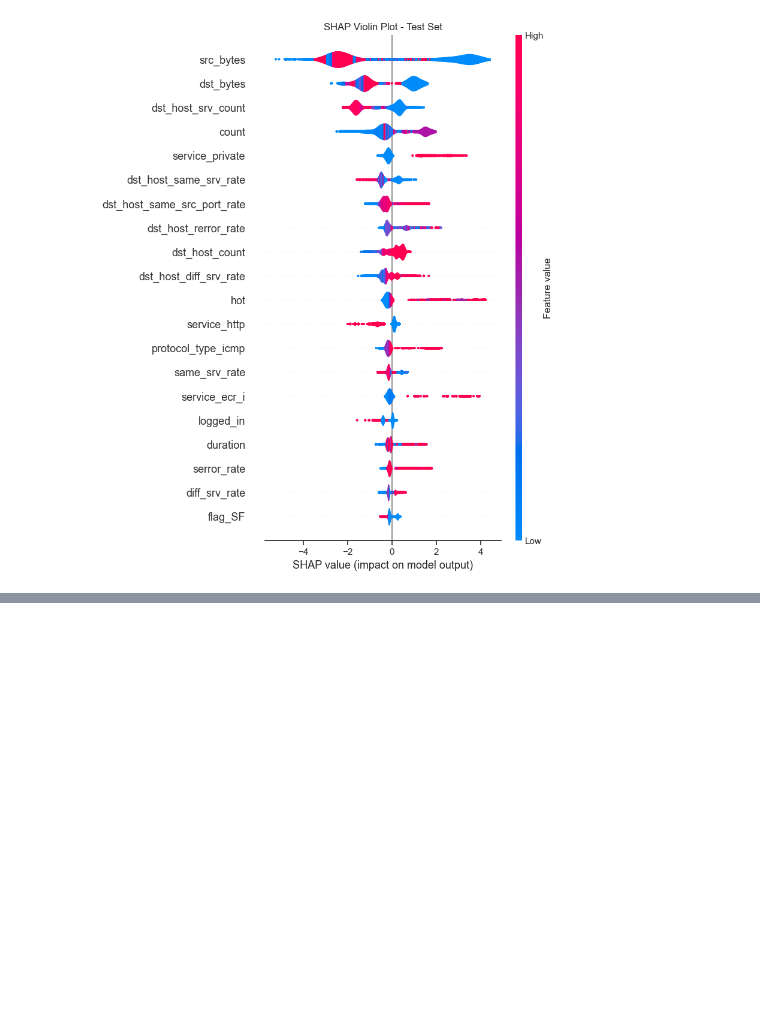
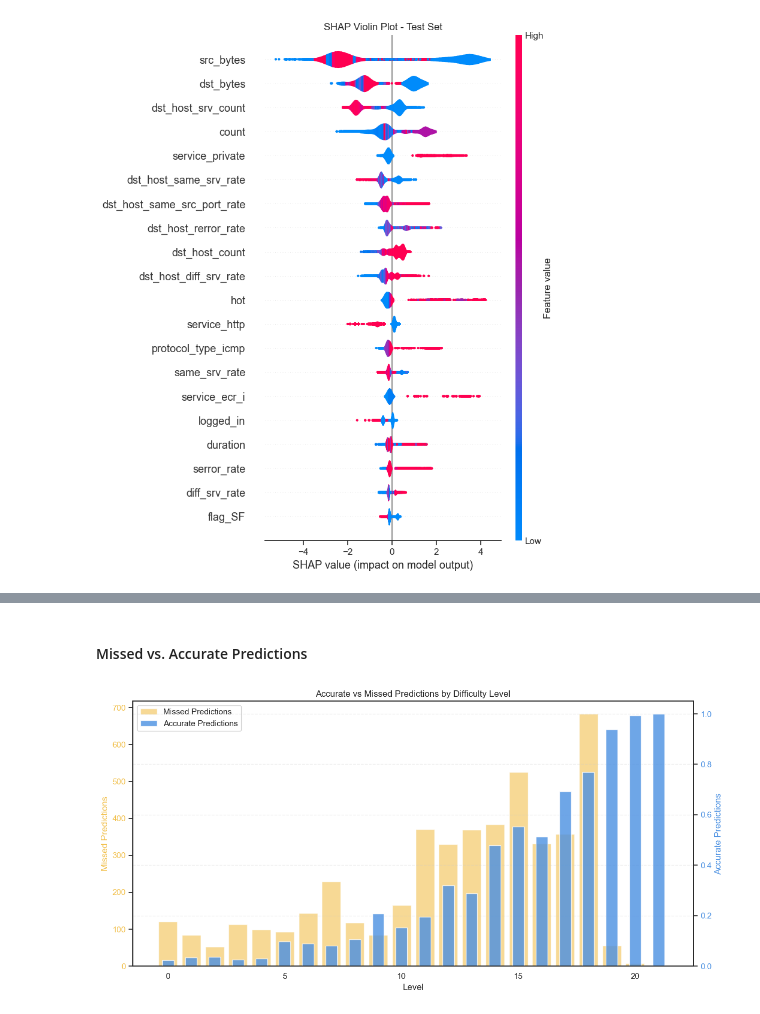
Before and after one commit to INFO-523-SU25/final-project-garcia-kyle, a Jupyter notebook: work.ipynb, the cells around one changed output, grey strips where cells are left out. Saved outputs shown, nothing was run; the diff lists cells and outputs as text; code cells hidden in the pictures; blank space fills up the shorter version.

Commit message:
Cleaning up and adding a plot

```diff
--- a/work.ipynb
+++ b/work.ipynb
@@ -636,0 +603,74 @@ dtype: float64
+# %% [markdown]
+#### Missed vs. Accurate Predictions
+# %%
+
+df_test_EDA = df_test_EDA.copy()
+df_test_EDA["difficulty_level"] = df_test.loc[df_test_EDA.index, "level"]
+
+# Create test dataframe
+df_test = pd.DataFrame({
+    "y_true": y_test,
+    "y_pred": y_pred,
+    "level": df_test_EDA["difficulty_level"].values
+})
+
+# Add correctness
+df_test["correct"] = df_test["y_true"] == df_test["y_pred"]
+
+# Group by level
+level_stats = (
+    df_test
+    .groupby("level")
+    .agg(
+        accuracy = ("correct", "mean"),
+        total = ("correct", "count"),
+        missed = ("correct", lambda x: (~x).sum())
+    )
+    .reset_index()
+)
+
+# Plotting
+fig, ax1 = plt.subplots(figsize = (12, 6))
+
+# Plot missed predictions (left y-axis)
+bars1 = ax1.bar(
+    level_stats["level"],
+    level_stats["missed"],
+    color = "#f2c14e",          # goldenrod
+    alpha = 0.6,
+    label = "Missed Predictions",
+    width = 0.8
+)
+ax1.set_ylabel("Missed Predictions", color = "#f2c14e")
+ax1.tick_params(axis = "y", labelcolor = "#f2c14e")
+
+# Accuracy (right y-axis)
+ax2 = ax1.twinx()
+bars2 = ax2.bar(
+    level_stats["level"],
+    level_stats["accuracy"],
+    color = "#4a90e2",          # light blue
+    alpha = 0.8,
+    label = "Accurate Predictions",
+    width = 0.5
+)
+ax2.set_ylabel("Accurate Predictions", color = "#4a90e2")
+ax2.tick_params(axis = "y", labelcolor = "#4a90e2")
+ax2.set_ylim(0, 1.05)
+
+# Grid for right axis
+ax2.yaxis.grid(True, linestyle = "--", alpha = 0.3)
+
+# Title and x-axis
+ax1.set_xlabel("Level")
+plt.title("Accurate vs Missed Predictions by Difficulty Level")
+
+# Collect legends from both axes
+handles1, labels1 = ax1.get_legend_handles_labels()
+handles2, labels2 = ax2.get_legend_handles_labels()
+ax1.legend(handles = handles1 + handles2, labels = labels1 + labels2, loc = "upper left", frameon = True)
+
+plt.tight_layout()
+plt.show()
+# %% [output]
+[figure, added]
```
Also changed, not shown: parts of 6 cells of this notebook.
